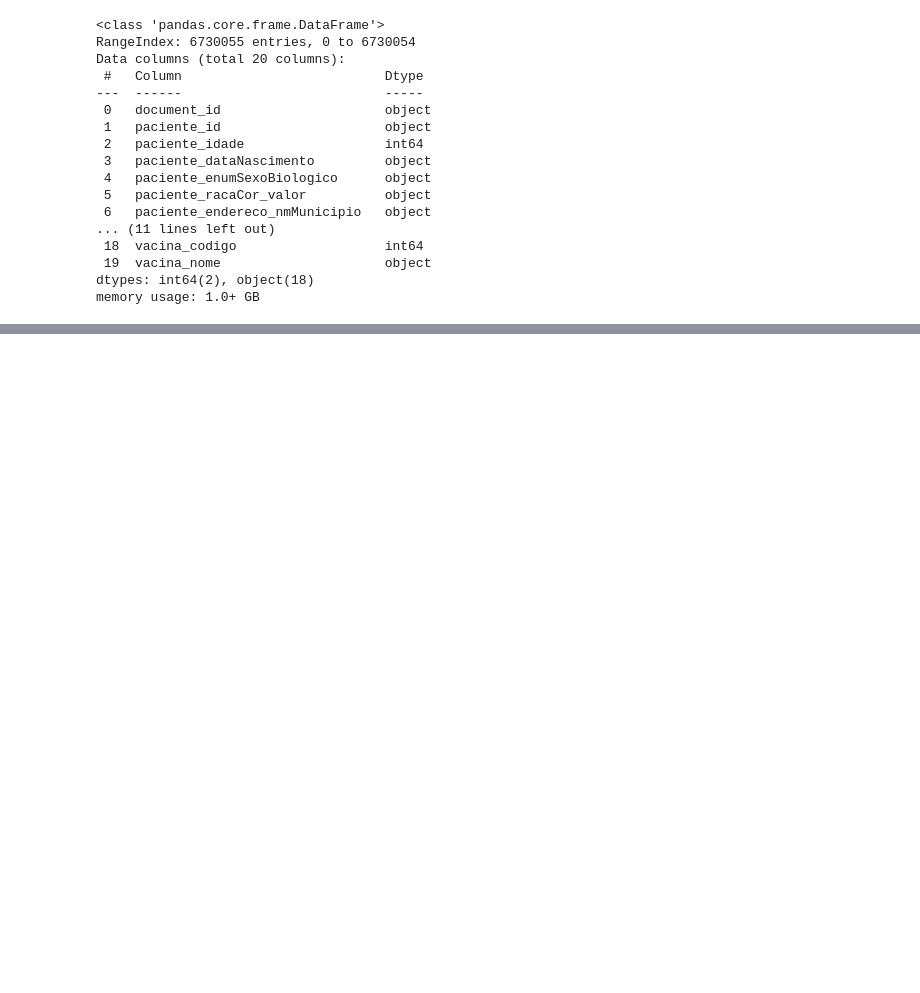
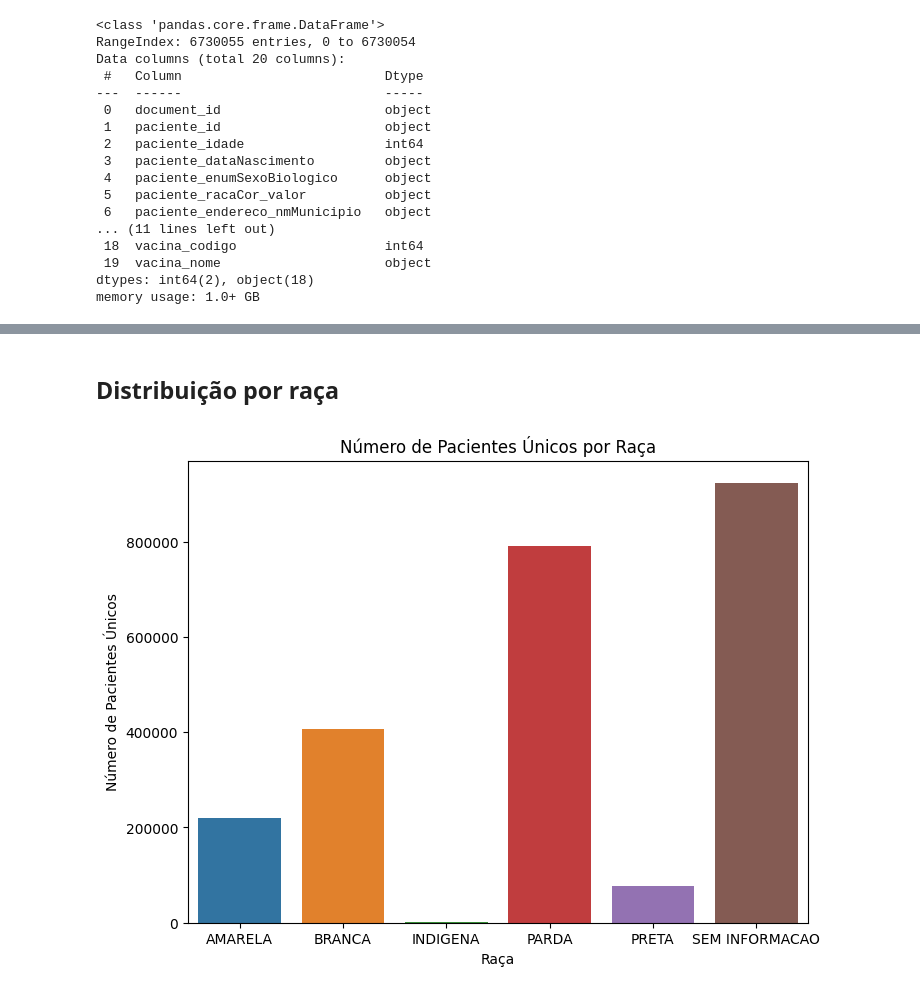
Before and after one commit to maurodomingues/Vacinacao_COVID19_DF, a Jupyter notebook: analise_estatistica.ipynb, the cells around one changed output, grey strips where cells are left out. Drawn from its saved outputs; the diff is of its cells as text; code cells hidden in the pictures; blank space fills up the shorter version.

```diff
--- a/analise_estatistica.ipynb
+++ b/analise_estatistica.ipynb
@@ -41,0 +322,15 @@ memory usage: 1.0+ GB
+# %% [markdown]
+## Distribuição por raça
+# %%
+import matplotlib.pyplot as plt
+
+
+# Crie o gráfico de barras por raça
+plt.figure(figsize=(8, 6))
+sns.countplot(data=df_pacientes_unicos, x='paciente_racaCor_valor')
+plt.xlabel('Raça')
+plt.ylabel('Número de Pacientes Únicos')
+plt.title('Número de Pacientes Únicos por Raça')
+plt.show()
+# %% [output]
+[figure, added]
```
Also changed, not shown: parts of 54 cells of this notebook.
